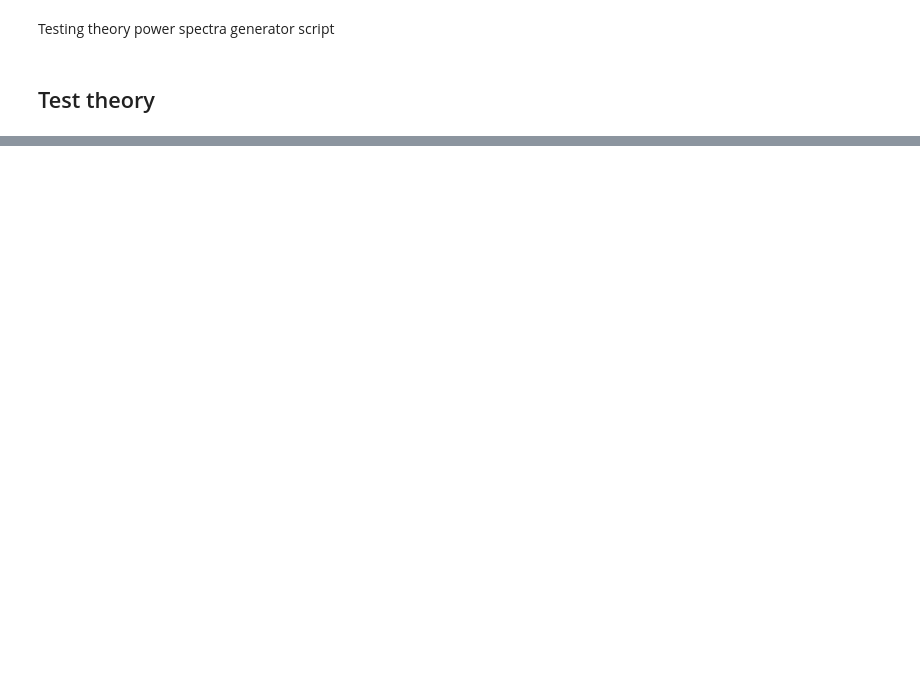
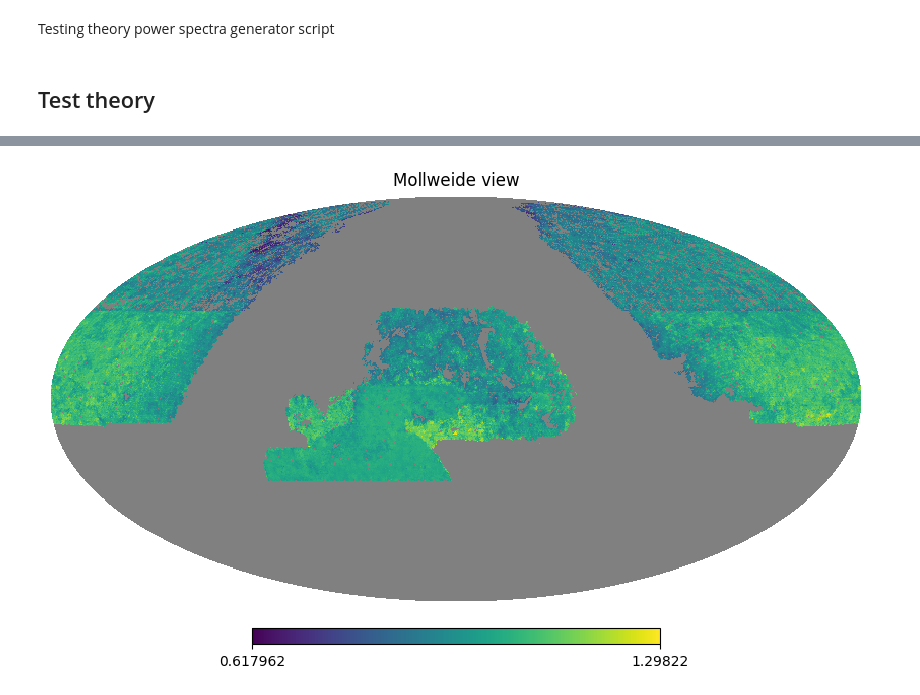
Before and after one commit to tanveerkarim/lselgsXplanck, a Jupyter notebook: notebooks/scratch.ipynb, the cells around one changed output, grey strips where cells are left out. Saved outputs shown, nothing was run; the diff lists cells and outputs as text; code cells hidden in the pictures; blank space fills up the shorter version.

```diff
--- a/notebooks/scratch.ipynb
+++ b/notebooks/scratch.ipynb
@@ -235,0 +519,4 @@ tmpcosmo = skylens.cosmology(cosmo_params=cosmo_params)
+# %%
+hp.mollview(zl_bin[0]['window'])
+plt.show()
+# %% [output]
@@ -235,0 +526 @@ tmpcosmo = skylens.cosmology(cosmo_params=cosmo_params)
+[figure, added]
```
Also changed, not shown: parts of 33 cells of this notebook, 2 other files.
